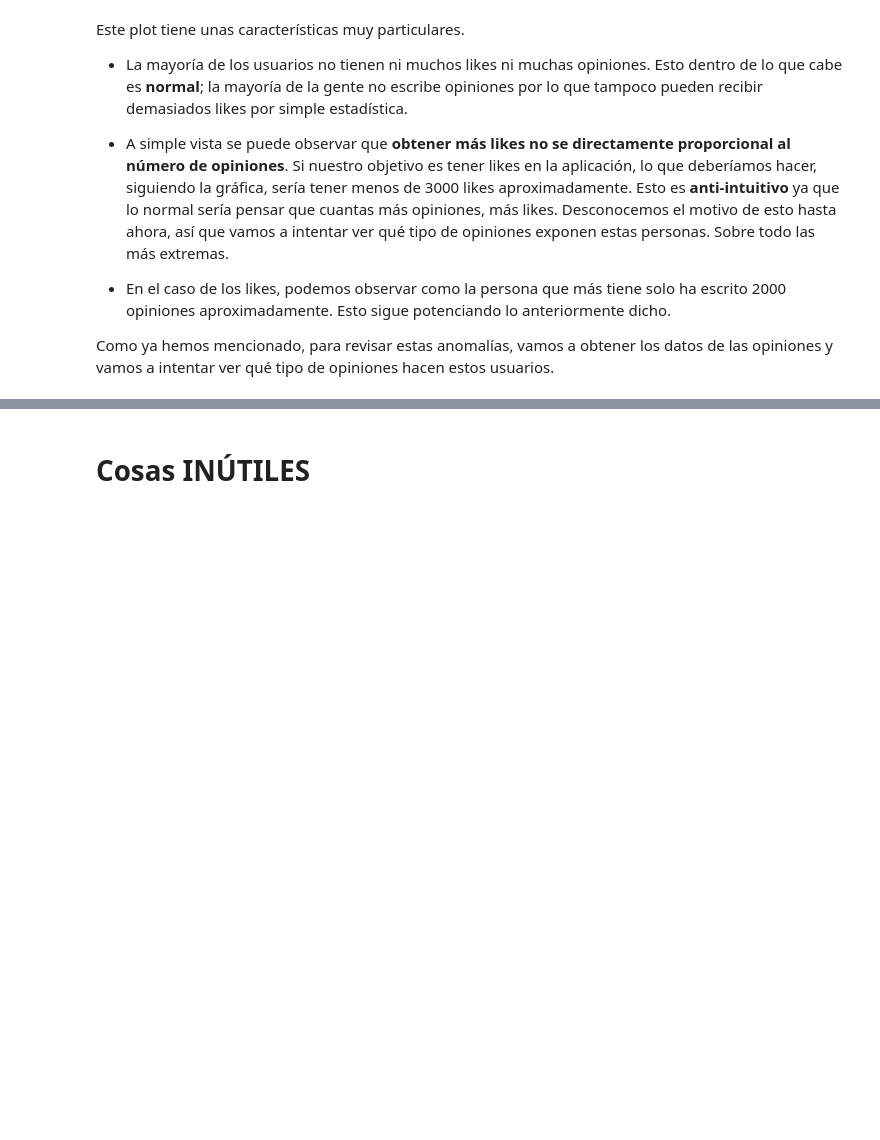
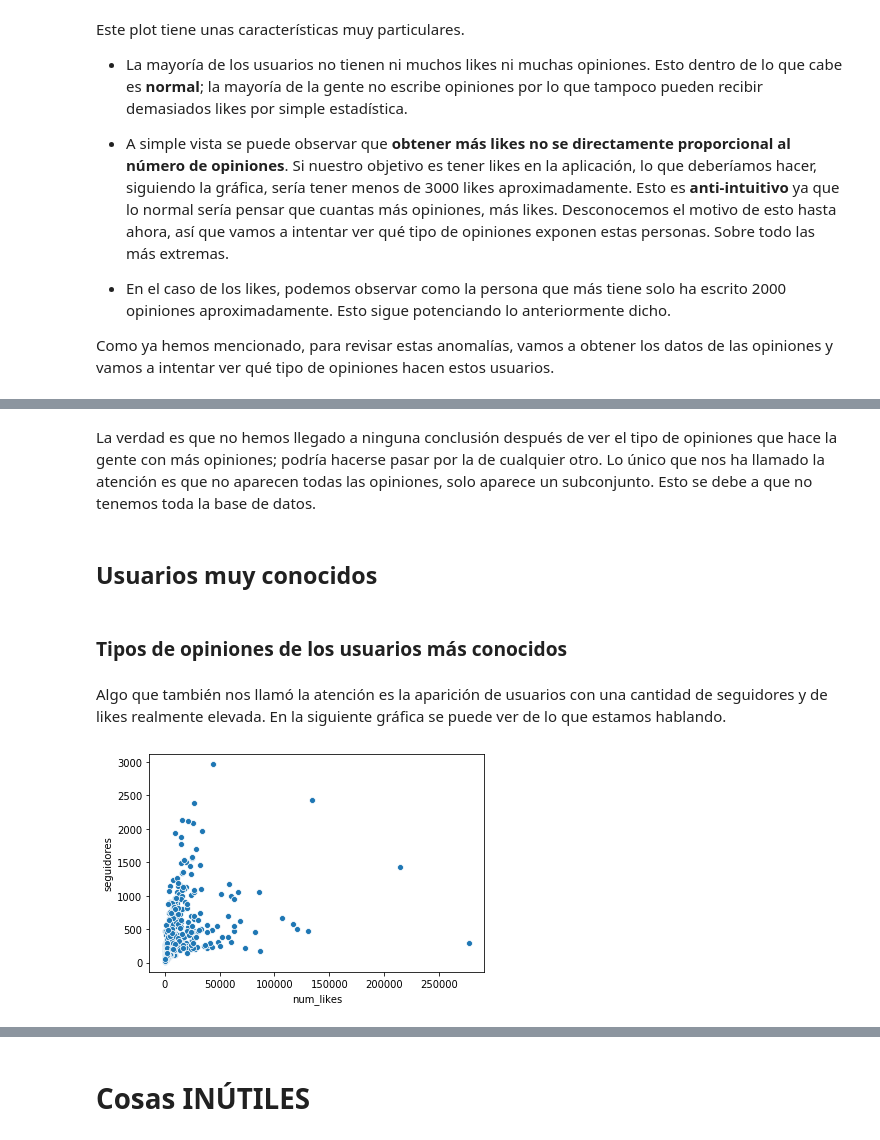
Before and after one commit to jcorrochanoj/DesafioFinalAD, a Jupyter notebook: Analisis_USERS.ipynb, the cells around one changed output, grey strips where cells are left out. Saved outputs shown, nothing was run; the diff lists cells and outputs as text; code cells hidden in the pictures; blank space fills up the shorter version.

```diff
--- a/Analisis_USERS.ipynb
+++ b/Analisis_USERS.ipynb
@@ -813,0 +848,14 @@ FileNotFoundError: [Errno 2] File b'Dataset/large_data.csv' does not exist: b'Da
+# %% [markdown]
+La verdad es que no hemos llegado a ninguna conclusión después de ver el tipo de opiniones que hace la gente con más opiniones; podría hacerse pasar por la de cualquier otro. Lo único que nos ha llamado la atención es que no aparecen todas las opiniones, solo aparece un subconjunto. Esto se debe a que no tenemos toda la base de datos.
+# %% [markdown]
+## Usuarios muy conocidos
+# %% [markdown]
+### Tipos de opiniones de los usuarios más conocidos
+# %% [markdown]
+Algo que también nos llamó la atención es la aparición de usuarios con una cantidad de seguidores y de likes realmente elevada. En la siguiente gráfica se puede ver de lo que estamos hablando.
+# %%
+import seaborn as sns
+import matplotlib.pyplot as plt
+ax = sns.scatterplot(x = "num_likes", y = "seguidores", data = df_users_limpio[df_users_limpio['categoria'] == 3])
+# %% [output]
+[figure, added]
```
Also changed, not shown: parts of 31 cells of this notebook, 1 other file.
